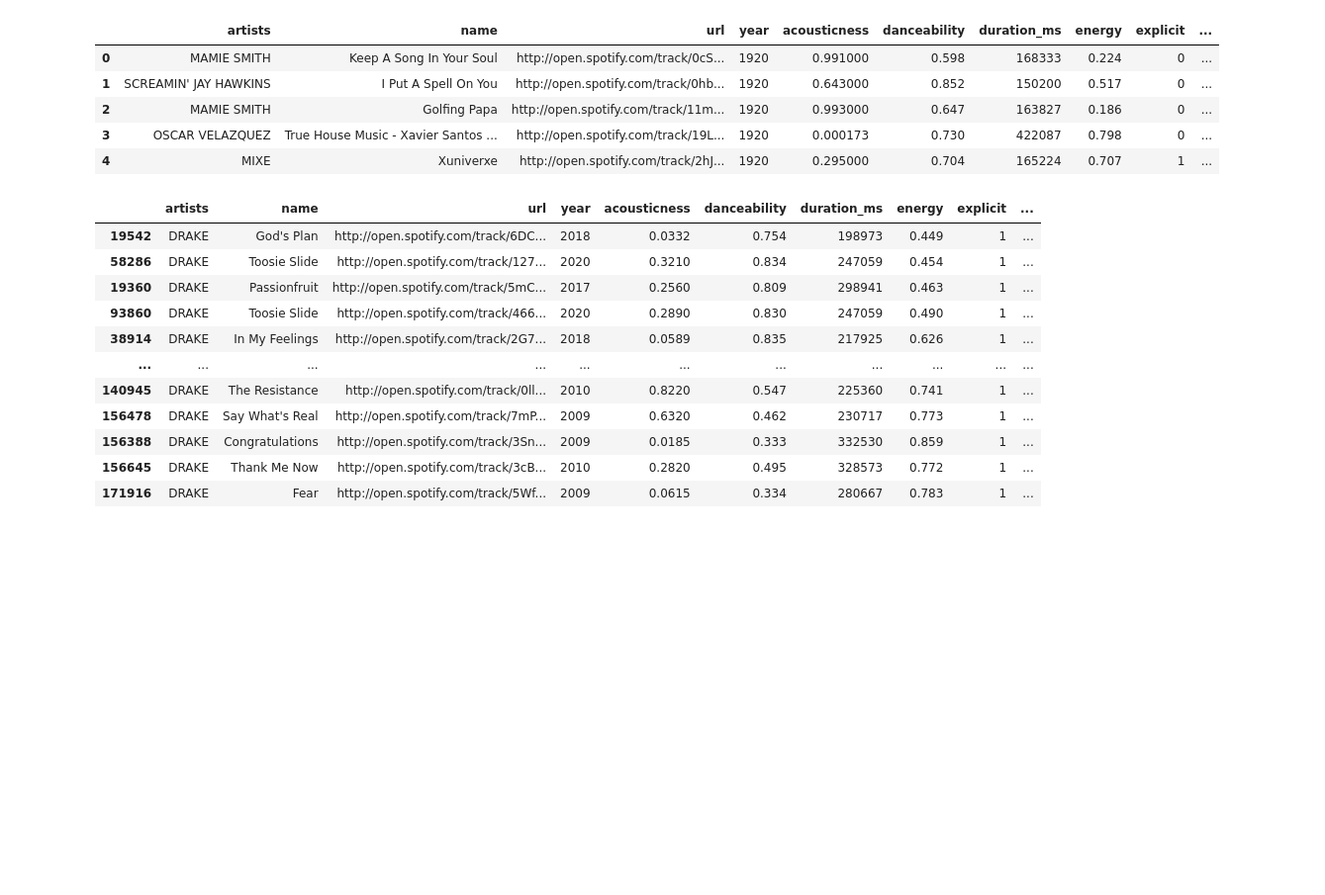
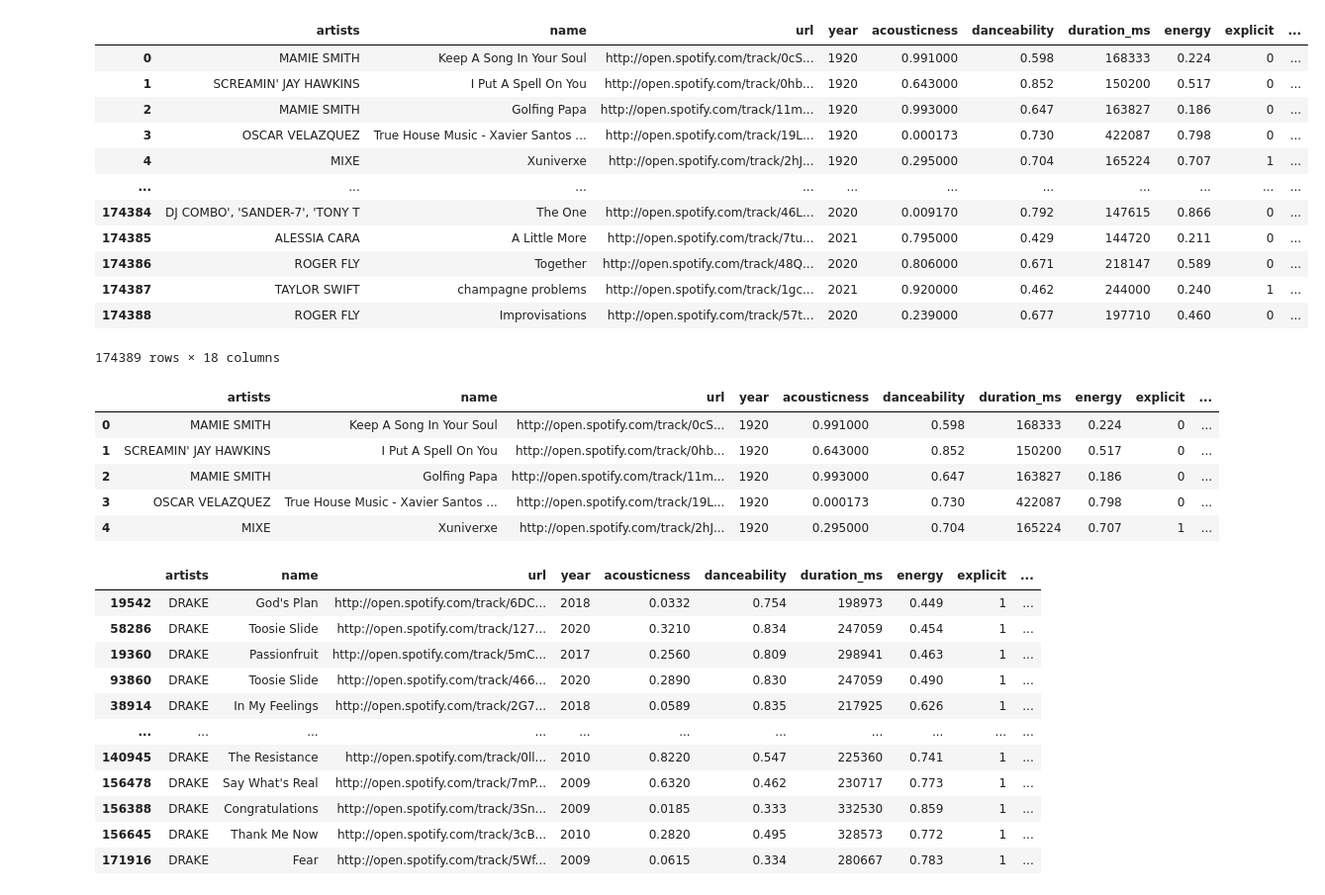
Before and after one commit to Jroc561/spotify_suggester, a Jupyter notebook: josh.ipynb, the cells around one changed output. Shown at 99% size. Cells and saved outputs as stored; diff of their text form; code cells hidden in the pictures; blank space fills up the shorter version.

```diff
--- a/josh.ipynb
+++ b/josh.ipynb
@@ -41,6 +144,33 @@ df['url'] = url
 df = df[['artists',  'name', 'url', 'year', 'acousticness', 'danceability', 'duration_ms', 'energy',
        'explicit', 'instrumentalness', 'key', 'liveness', 'loudness',
        'mode', 'popularity', 'speechiness', 'tempo', 'valence']]
+# %%
+def org_df():
+    df = pd.read_csv('data/edited_data.csv')
+    url = 'http://open.spotify.com/track/' + df['id']
+    df['url'] = url
+    df = df[['artists',  'name', 'url', 'year', 'acousticness', 'danceability', 'duration_ms', 'energy',
+       'explicit', 'instrumentalness', 'key', 'liveness', 'loudness',
+       'mode', 'popularity', 'speechiness', 'tempo', 'valence']]
+    return df
+# %%
+df = org_df()
+# %%
+df
+# %% [output]
+|  | artists | name | url | year | acousticness | danceability | duration_ms | energy | explicit | ... |
+| 0 | MAMIE SMITH | Keep A Song In Your Soul | http://open.spotify.com/track/0cS... | 1920 | 0.991000 | 0.598 | 168333 | 0.224 | 0 | ... |
+| 1 | SCREAMIN' JAY HAWKINS | I Put A Spell On You | http://open.spotify.com/track/0hb... | 1920 | 0.643000 | 0.852 | 150200 | 0.517 | 0 | ... |
+| 2 | MAMIE SMITH | Golfing Papa | http://open.spotify.com/track/11m... | 1920 | 0.993000 | 0.647 | 163827 | 0.186 | 0 | ... |
+| 3 | OSCAR VELAZQUEZ | True House Music - Xavier Santos ... | http://open.spotify.com/track/19L... | 1920 | 0.000173 | 0.730 | 422087 | 0.798 | 0 | ... |
+| 4 | MIXE | Xuniverxe | http://open.spotify.com/track/2hJ... | 1920 | 0.295000 | 0.704 | 165224 | 0.707 | 1 | ... |
+| ... | ... | ... | ... | ... | ... | ... | ... | ... | ... | ... |
+| 174384 | DJ COMBO', 'SANDER-7', 'TONY T | The One | http://open.spotify.com/track/46L... | 2020 | 0.009170 | 0.792 | 147615 | 0.866 | 0 | ... |
+| 174385 | ALESSIA CARA | A Little More | http://open.spotify.com/track/7tu... | 2021 | 0.795000 | 0.429 | 144720 | 0.211 | 0 | ... |
+| 174386 | ROGER FLY | Together | http://open.spotify.com/track/48Q... | 2020 | 0.806000 | 0.671 | 218147 | 0.589 | 0 | ... |
+| 174387 | TAYLOR SWIFT | champagne problems | http://open.spotify.com/track/1gc... | 2021 | 0.920000 | 0.462 | 244000 | 0.240 | 1 | ... |
+| 174388 | ROGER FLY | Improvisations | http://open.spotify.com/track/57t... | 2020 | 0.239000 | 0.677 | 197710 | 0.460 | 0 | ... |
+174389 rows × 18 columns
 # %%
 # Previewing datset
 df.head(5)
```
Also changed, not shown: parts of 8 cells of this notebook, 2 other files.
